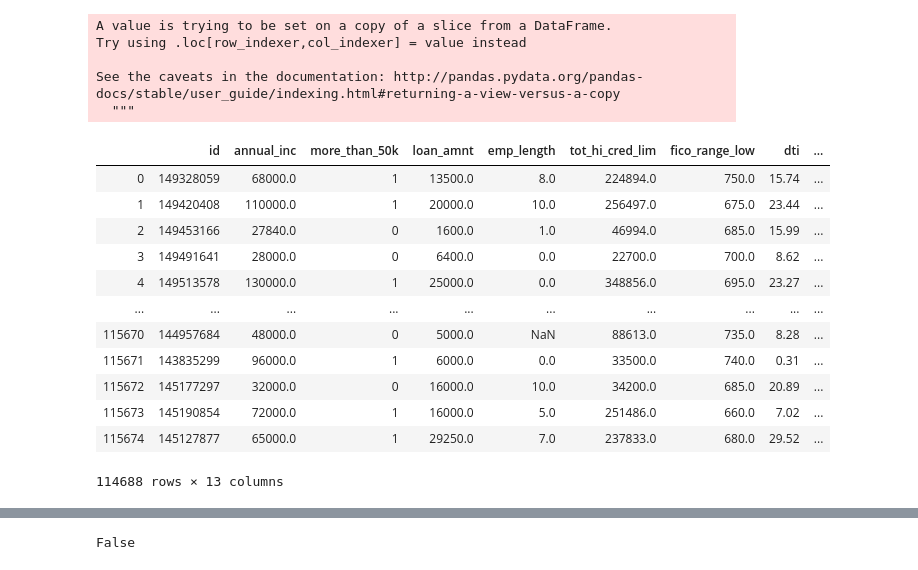
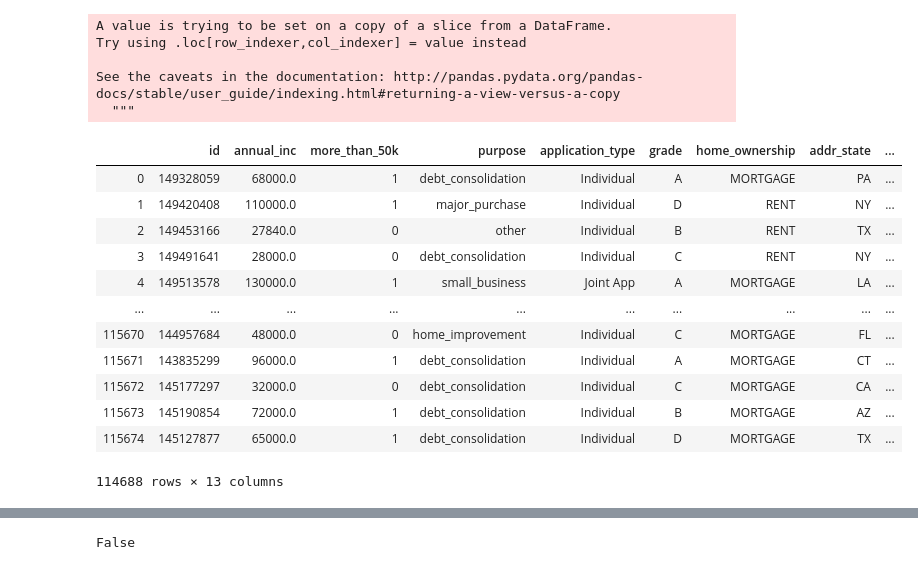
Before and after one commit to KennyMiyasato/income_predictor, a Jupyter notebook: mod_5_project.ipynb, the cells around one changed output, grey strips where cells are left out. Saved outputs shown, nothing was run; the diff lists cells and outputs as text; code cells hidden in the pictures.

```diff
--- a/mod_5_project.ipynb
+++ b/mod_5_project.ipynb
@@ -28,44 +29,44 @@ df1['id'] = pd.to_numeric(df1['id'])
 df1 = df1.replace(to_replace=["< 1 year", "10+ years"], value=["0", "10"])
 df1['emp_length'] = df1['emp_length'].str.replace('years','')
 df1['emp_length'] = df1['emp_length'].str.replace('year','')
 df1['emp_length'] = pd.to_numeric(df1['emp_length'])
 
 # add more than 50k annual income column
 def annual_inc_calculate(row):
     if row['annual_inc'] <= 50000:
         val = 0
     else:
         val = 1
     return val
 df1['more_than_50k'] = df.apply(annual_inc_calculate, axis=1)
 
 # limit dti
 high_dti = df1[df1['dti'] > 100].index
 df1.drop(high_dti, inplace=True)
 
 # limit tot_hi_cred_lim
 high_tot_hi_cred_lim = df1[df1['tot_hi_cred_lim'] > 1000000].index
 df1.drop(high_tot_hi_cred_lim, inplace=True)
 
 #show df
-df1 = df1[['id','annual_inc','more_than_50k','loan_amnt','emp_length','tot_hi_cred_lim','fico_range_low','dti','purpose','application_type','grade','home_ownership','addr_state']]
+df1 = df1[['id','annual_inc','more_than_50k','purpose','application_type','grade','home_ownership','addr_state','loan_amnt','emp_length','tot_hi_cred_lim','fico_range_low','dti']]
 df1
 # %% [output]
 A value is trying to be set on a copy of a slice from a DataFrame.
 Try using .loc[row_indexer,col_indexer] = value instead
 
 See the caveats in the documentation: http://pandas.pydata.org/pandas-docs/stable/user_guide/indexing.html#returning-a-view-versus-a-copy
   """
-|  | id | annual_inc | more_than_50k | loan_amnt | emp_length | tot_hi_cred_lim | fico_range_low | dti | ... |
-| 0 | 149328059 | 68000.0 | 1 | 13500.0 | 8.0 | 224894.0 | 750.0 | 15.74 | ... |
-| 1 | 149420408 | 110000.0 | 1 | 20000.0 | 10.0 | 256497.0 | 675.0 | 23.44 | ... |
-| 2 | 149453166 | 27840.0 | 0 | 1600.0 | 1.0 | 46994.0 | 685.0 | 15.99 | ... |
-| 3 | 149491641 | 28000.0 | 0 | 6400.0 | 0.0 | 22700.0 | 700.0 | 8.62 | ... |
-| 4 | 149513578 | 130000.0 | 1 | 25000.0 | 0.0 | 348856.0 | 695.0 | 23.27 | ... |
+|  | id | annual_inc | more_than_50k | purpose | application_type | grade | home_ownership | addr_state | ... |
+| 0 | 149328059 | 68000.0 | 1 | debt_consolidation | Individual | A | MORTGAGE | PA | ... |
+| 1 | 149420408 | 110000.0 | 1 | major_purchase | Individual | D | RENT | NY | ... |
+| 2 | 149453166 | 27840.0 | 0 | other | Individual | B | RENT | TX | ... |
+| 3 | 149491641 | 28000.0 | 0 | debt_consolidation | Individual | C | RENT | NY | ... |
+| 4 | 149513578 | 130000.0 | 1 | small_business | Joint App | A | MORTGAGE | LA | ... |
 | ... | ... | ... | ... | ... | ... | ... | ... | ... | ... |
-| 115670 | 144957684 | 48000.0 | 0 | 5000.0 | NaN | 88613.0 | 735.0 | 8.28 | ... |
-| 115671 | 143835299 | 96000.0 | 1 | 6000.0 | 0.0 | 33500.0 | 740.0 | 0.31 | ... |
-| 115672 | 145177297 | 32000.0 | 0 | 16000.0 | 10.0 | 34200.0 | 685.0 | 20.89 | ... |
-| 115673 | 145190854 | 72000.0 | 1 | 16000.0 | 5.0 | 251486.0 | 660.0 | 7.02 | ... |
-| 115674 | 145127877 | 65000.0 | 1 | 29250.0 | 7.0 | 237833.0 | 680.0 | 29.52 | ... |
+| 115670 | 144957684 | 48000.0 | 0 | home_improvement | Individual | C | MORTGAGE | FL | ... |
+| 115671 | 143835299 | 96000.0 | 1 | debt_consolidation | Individual | A | MORTGAGE | CT | ... |
+| 115672 | 145177297 | 32000.0 | 0 | debt_consolidation | Individual | C | MORTGAGE | CA | ... |
+| 115673 | 145190854 | 72000.0 | 1 | debt_consolidation | Individual | B | MORTGAGE | AZ | ... |
+| 115674 | 145127877 | 65000.0 | 1 | debt_consolidation | Individual | D | MORTGAGE | TX | ... |
 114688 rows × 13 columns
```
Also changed, not shown: parts of 31 cells of this notebook, 1 other file.
